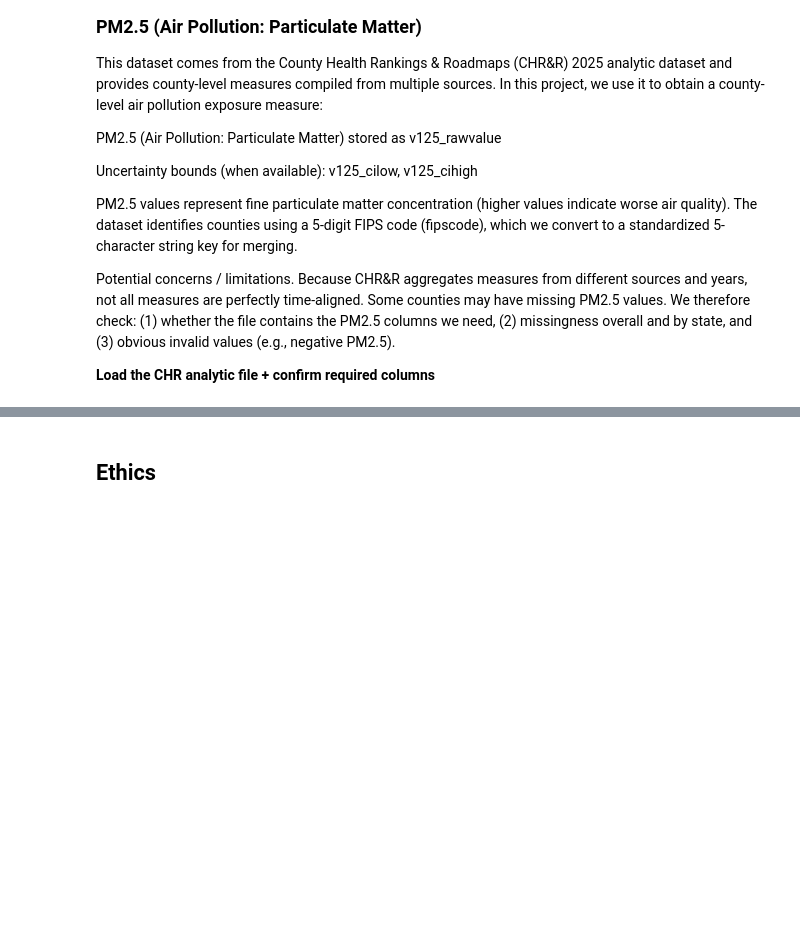
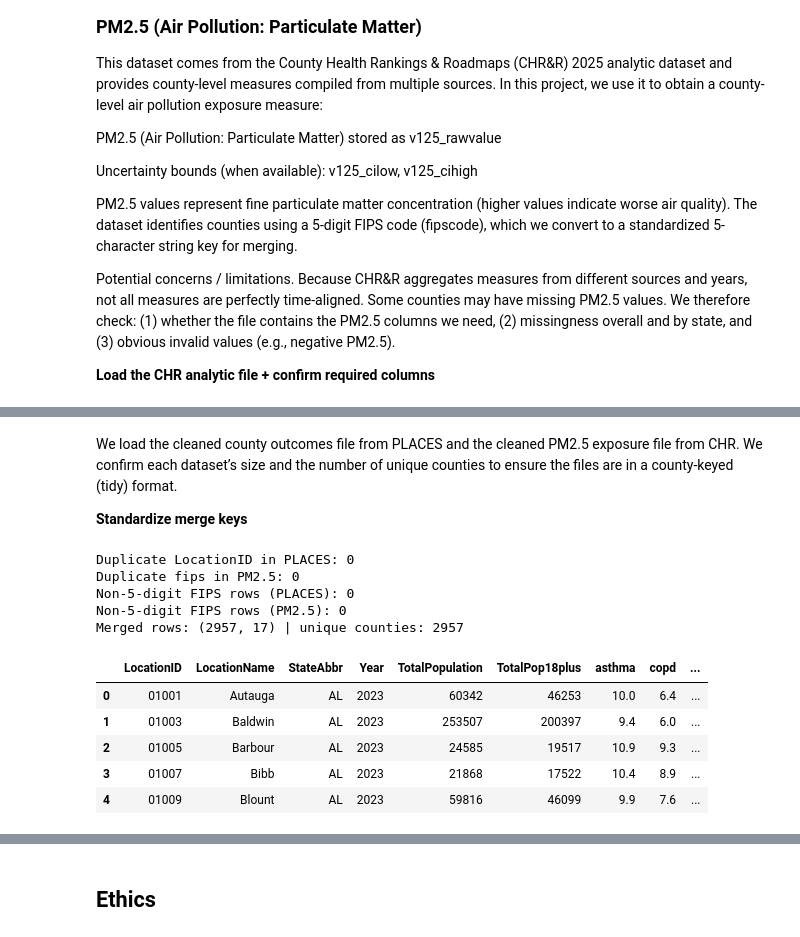
Before and after one commit to COGS108/Group142_WI26, a Jupyter notebook: 01-DataCheckpoint.ipynb, the cells around one changed output, grey strips where cells are left out. Saved outputs shown, nothing was run; the diff lists cells and outputs as text; code cells hidden in the pictures; blank space fills up the shorter version.

```diff
--- a/01-DataCheckpoint.ipynb
+++ b/01-DataCheckpoint.ipynb
@@ -378,0 +515,15 @@ AssertionError: Missing required columns ['fipscode', 'v125_rawvalue', 'v125_cil
+# %%
+import pandas as pd
+import matplotlib.pyplot as plt
+from pathlib import Path
+
+places_path = Path("data/02-processed/places_2025_county_core_outcomes_clean.csv")
+pm25_path   = Path("data/02-processed/chr_2025_pm25_clean.csv")
+
+places = pd.read_csv(places_path, dtype={"LocationID": "string"})
+pm25   = pd.read_csv(pm25_path,   dtype={"fips": "string"})
+
+print("PLACES rows:", places.shape, "| unique counties:", places["LocationID"].nunique())
+print("PM2.5 rows:", pm25.shape,   "| unique counties:", pm25["fips"].nunique())
+
+places.head(), pm25.head()
@@ -378,0 +550,44 @@ AssertionError: Missing required columns ['fipscode', 'v125_rawvalue', 'v125_cil
+# %% [markdown]
+We load the cleaned county outcomes file from PLACES and the cleaned PM2.5 exposure file from CHR. We confirm each dataset’s size and the number of unique counties to ensure the files are in a county-keyed (tidy) format.
+
+**Standardize merge keys**
+# %%
+# Find the FIPS column in pm25 robustly
+pm25_cols = {c.lower(): c for c in pm25.columns}
+fips_col_pm25 = pm25_cols.get("fips")  # expects something like "fips" or "Fips"
+
+assert fips_col_pm25 is not None, f"Could not find a FIPS column in pm25. Columns are: {pm25.columns.tolist()}"
+
+# Standardize to 5-digit strings
+places["LocationID"] = places["LocationID"].astype("string").str.strip().str.zfill(5)
+pm25[fips_col_pm25]  = pm25[fips_col_pm25].astype("string").str.strip().str.zfill(5)
+
+# Use a common key name for merging
+pm25_2 = pm25.rename(columns={fips_col_pm25: "fips"}).copy()
+places_2 = places.copy()
+places_2["fips"] = places_2["LocationID"]
+
+# Checks
+print("Duplicate LocationID in PLACES:", places_2["LocationID"].duplicated().sum())
+print("Duplicate fips in PM2.5:", pm25_2["fips"].duplicated().sum())
+
+bad_places = (~places_2["fips"].str.fullmatch(r"\d{5}", na=False)).sum()
+bad_pm25   = (~pm25_2["fips"].str.fullmatch(r"\d{5}", na=False)).sum()
+print("Non-5-digit FIPS rows (PLACES):", bad_places)
+print("Non-5-digit FIPS rows (PM2.5):", bad_pm25)
+
+merged = places_2.merge(pm25_2[["fips","pm25"]], on="fips", how="inner")
+print("Merged rows:", merged.shape, "| unique counties:", merged["fips"].nunique())
+merged.head()
+# %% [output]
+Duplicate LocationID in PLACES: 0
+Duplicate fips in PM2.5: 0
+Non-5-digit FIPS rows (PLACES): 0
+Non-5-digit FIPS rows (PM2.5): 0
+Merged rows: (2957, 17) | unique counties: 2957
+|  | LocationID | LocationName | StateAbbr | Year | TotalPopulation | TotalPop18plus | asthma | copd | ... |
+| 0 | 01001 | Autauga | AL | 2023 | 60342 | 46253 | 10.0 | 6.4 | ... |
+| 1 | 01003 | Baldwin | AL | 2023 | 253507 | 200397 | 9.4 | 6.0 | ... |
+| 2 | 01005 | Barbour | AL | 2023 | 24585 | 19517 | 10.9 | 9.3 | ... |
+| 3 | 01007 | Bibb | AL | 2023 | 21868 | 17522 | 10.4 | 8.9 | ... |
+| 4 | 01009 | Blount | AL | 2023 | 59816 | 46099 | 9.9 | 7.6 | ... |
```
Also changed, not shown: parts of 29 cells of this notebook.
